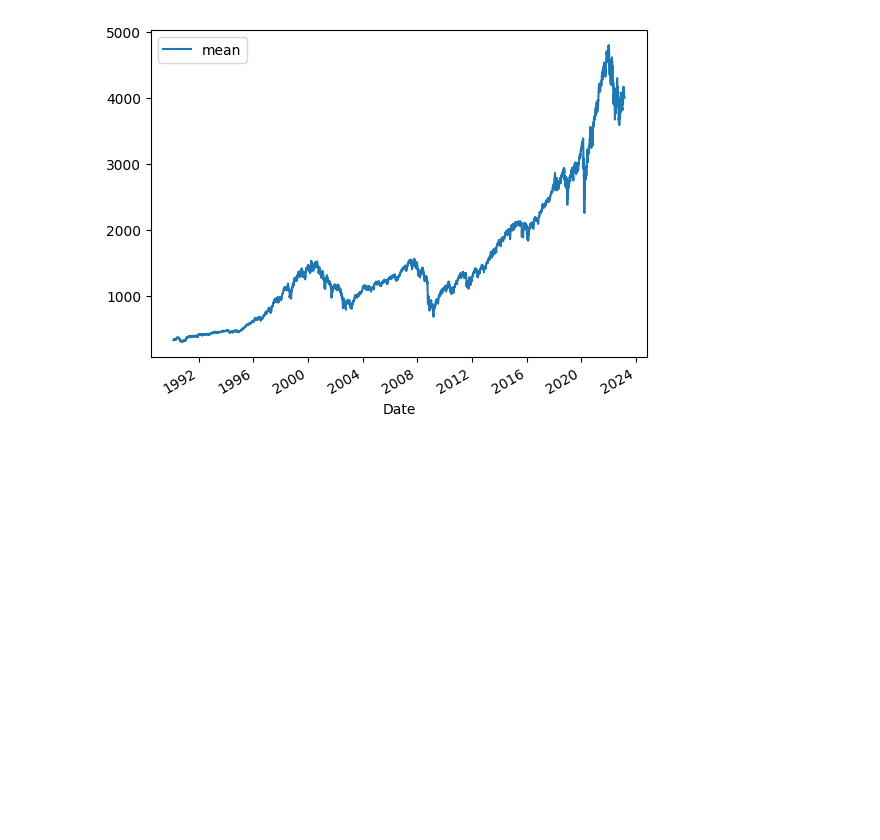
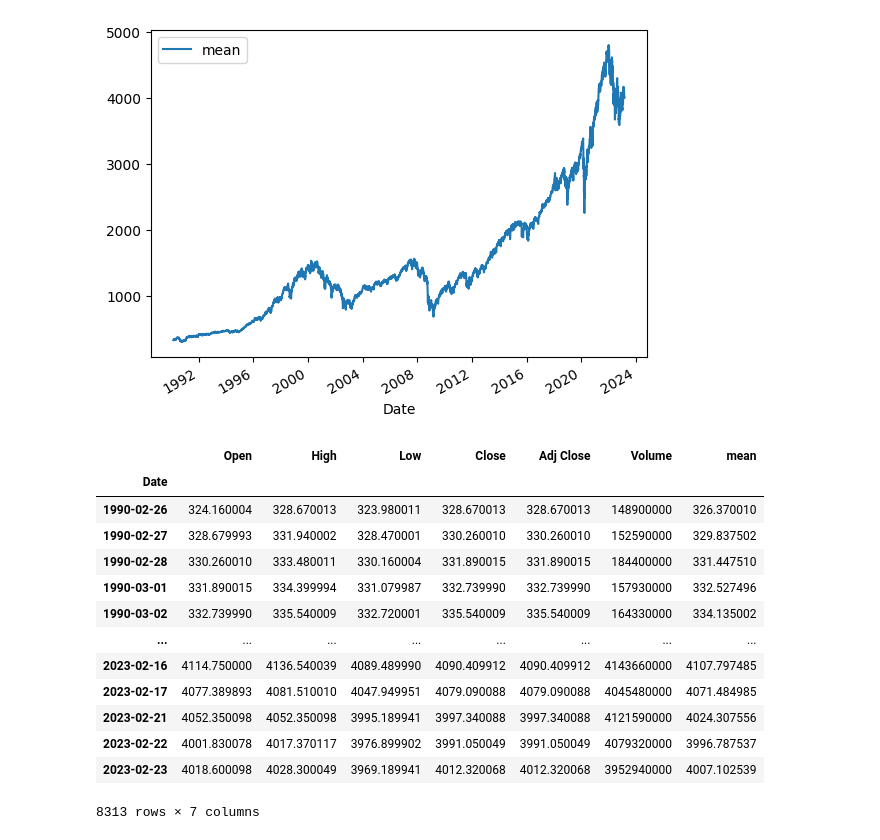
Before and after one commit to SOL1archive/Fin-Data-Denoising, a Jupyter notebook: yahoo-fin-load.ipynb, the cells around one changed output. Saved outputs shown, nothing was run; the diff lists cells and outputs as text; code cells hidden in the pictures; blank space fills up the shorter version.

Commit message:
update:load

```diff
--- a/yahoo-fin-load.ipynb
+++ b/yahoo-fin-load.ipynb
@@ -27,3 +30,21 @@ snp500_df.plot.line(y='mean')
 [figure]
 # %%
 snp500_df.to_csv('snp.csv')
+# %%
+snp500_df = load_df('snp.csv')
+snp500_df
+# %% [output]
+|  | Open | High | Low | Close | Adj Close | Volume | mean |
+| Date |  |  |  |  |  |  |  |
+| 1990-02-26 | 324.160004 | 328.670013 | 323.980011 | 328.670013 | 328.670013 | 148900000 | 326.370010 |
+| 1990-02-27 | 328.679993 | 331.940002 | 328.470001 | 330.260010 | 330.260010 | 152590000 | 329.837502 |
+| 1990-02-28 | 330.260010 | 333.480011 | 330.160004 | 331.890015 | 331.890015 | 184400000 | 331.447510 |
+| 1990-03-01 | 331.890015 | 334.399994 | 331.079987 | 332.739990 | 332.739990 | 157930000 | 332.527496 |
+| 1990-03-02 | 332.739990 | 335.540009 | 332.720001 | 335.540009 | 335.540009 | 164330000 | 334.135002 |
+| ... | ... | ... | ... | ... | ... | ... | ... |
+| 2023-02-16 | 4114.750000 | 4136.540039 | 4089.489990 | 4090.409912 | 4090.409912 | 4143660000 | 4107.797485 |
+| 2023-02-17 | 4077.389893 | 4081.510010 | 4047.949951 | 4079.090088 | 4079.090088 | 4045480000 | 4071.484985 |
+| 2023-02-21 | 4052.350098 | 4052.350098 | 3995.189941 | 3997.340088 | 3997.340088 | 4121590000 | 4024.307556 |
+| 2023-02-22 | 4001.830078 | 4017.370117 | 3976.899902 | 3991.050049 | 3991.050049 | 4079320000 | 3996.787537 |
+| 2023-02-23 | 4018.600098 | 4028.300049 | 3969.189941 | 4012.320068 | 4012.320068 | 3952940000 | 4007.102539 |
+8313 rows × 7 columns
```
Also changed, not shown: parts of 2 cells of this notebook, 1 other file.
